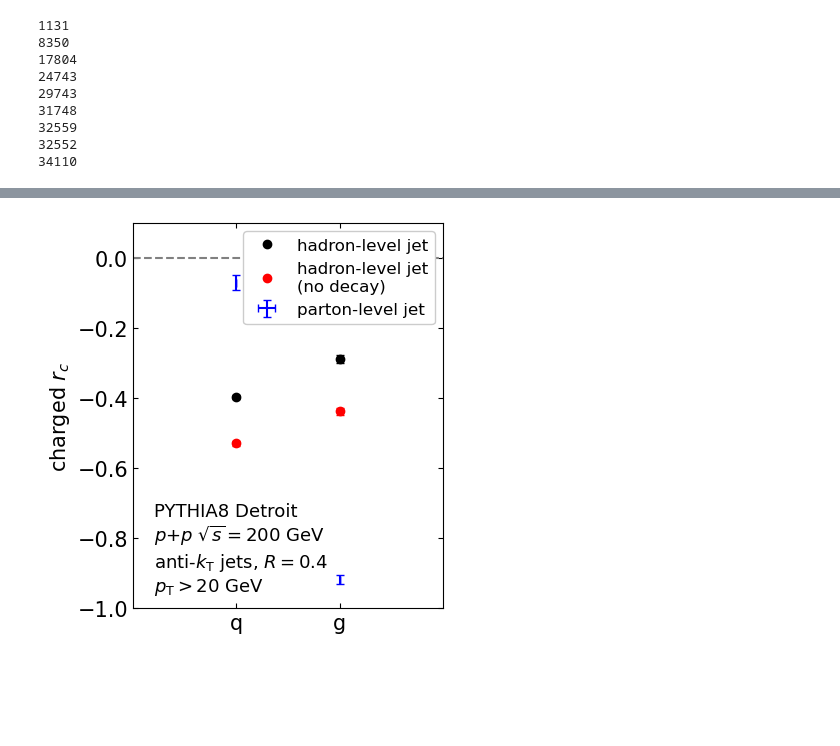
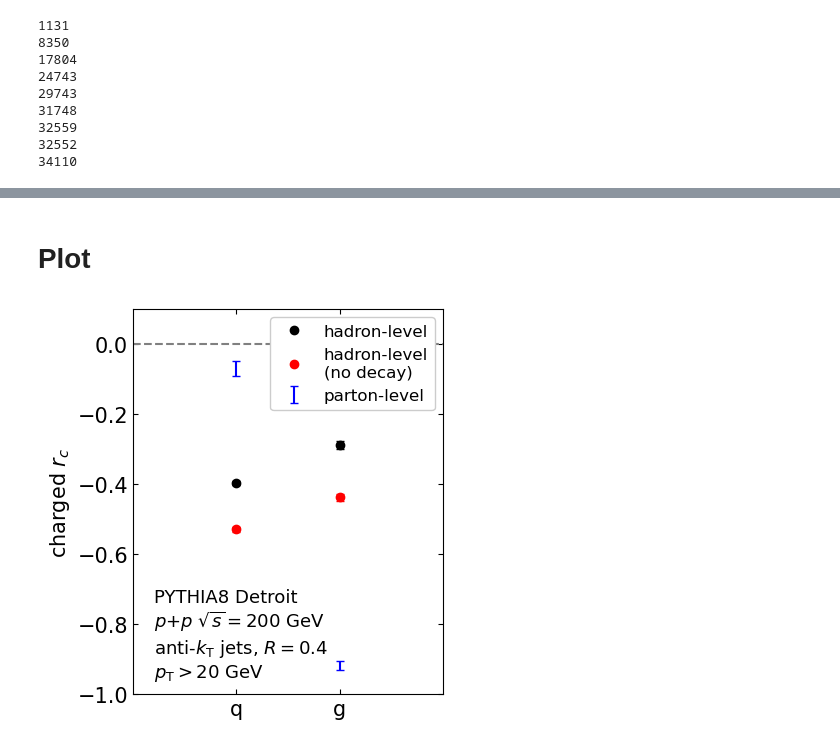
Before and after one commit to y-song/rc, a Jupyter notebook: pp/parton/parton_jet_qvsg.ipynb, the cells around one changed output, grey strips where cells are left out. Saved outputs shown, nothing was run; the diff lists cells and outputs as text; code cells hidden in the pictures; blank space fills up the shorter version.

```diff
--- a/pp/parton/parton_jet_qvsg.ipynb
+++ b/pp/parton/parton_jet_qvsg.ipynb
@@ -101,0 +109,10 @@ for i in range(0, len(df_array)):
+# %%
+files = ['/gpfs/gibbs/project/havener/ys668/rc/pythia_nodecay_11pthat15_rc_truth.txt',\
+        '/gpfs/gibbs/project/havener/ys668/rc/pythia_nodecay_15pthat20_rc_truth.txt',\
+        '/gpfs/gibbs/project/havener/ys668/rc/pythia_nodecay_20pthat25_rc_truth.txt',\
+        '/gpfs/gibbs/project/havener/ys668/rc/pythia_nodecay_25pthat30_rc_truth.txt',\
+        '/gpfs/gibbs/project/havener/ys668/rc/pythia_nodecay_30pthat35_rc_truth.txt',\
+        '/gpfs/gibbs/project/havener/ys668/rc/pythia_nodecay_35pthat40_rc_truth.txt',\
+        '/gpfs/gibbs/project/havener/ys668/rc/pythia_nodecay_40pthat45_rc_truth.txt',\
+        '/gpfs/gibbs/project/havener/ys668/rc/pythia_nodecay_45pthat50_rc_truth.txt',\
+        '/gpfs/gibbs/project/havener/ys668/rc/pythia_nodecay_50pthat1000_rc_truth.txt']
@@ -102,13 +172,13 @@ for i in range(0, len(df_array)):
 # %%
-files = ['/gpfs/gibbs/project/havener/ys668/other_output/rc/pythia_nohad_11pthat15_rc_truth.txt',\
-        '/gpfs/gibbs/project/havener/ys668/other_output/rc/pythia_nohad_15pthat20_rc_truth.txt',\
-        '/gpfs/gibbs/project/havener/ys668/other_output/rc/pythia_nohad_20pthat25_rc_truth.txt',\
-        '/gpfs/gibbs/project/havener/ys668/other_output/rc/pythia_nohad_25pthat30_rc_truth.txt',\
-        '/gpfs/gibbs/project/havener/ys668/other_output/rc/pythia_nohad_30pthat35_rc_truth.txt',\
-        '/gpfs/gibbs/project/havener/ys668/other_output/rc/pythia_nohad_35pthat40_rc_truth.txt',\
-        '/gpfs/gibbs/project/havener/ys668/other_output/rc/pythia_nohad_40pthat45_rc_truth.txt',\
-        '/gpfs/gibbs/project/havener/ys668/other_output/rc/pythia_nohad_45pthat50_rc_truth.txt',\
-        '/gpfs/gibbs/project/havener/ys668/other_output/rc/pythia_nohad_50pthat1000_rc_truth.txt']
+files = ['/gpfs/gibbs/project/havener/ys668/rc/pythia_nohad_11pthat15_rc_truth.txt',\
+        '/gpfs/gibbs/project/havener/ys668/rc/pythia_nohad_15pthat20_rc_truth.txt',\
+        '/gpfs/gibbs/project/havener/ys668/rc/pythia_nohad_20pthat25_rc_truth.txt',\
+        '/gpfs/gibbs/project/havener/ys668/rc/pythia_nohad_25pthat30_rc_truth.txt',\
+        '/gpfs/gibbs/project/havener/ys668/rc/pythia_nohad_30pthat35_rc_truth.txt',\
+        '/gpfs/gibbs/project/havener/ys668/rc/pythia_nohad_35pthat40_rc_truth.txt',\
+        '/gpfs/gibbs/project/havener/ys668/rc/pythia_nohad_40pthat45_rc_truth.txt',\
+        '/gpfs/gibbs/project/havener/ys668/rc/pythia_nohad_45pthat50_rc_truth.txt',\
+        '/gpfs/gibbs/project/havener/ys668/rc/pythia_nohad_50pthat1000_rc_truth.txt']
 # %%
 df_array = []
 for file in files:
@@ -227,22 +233,24 @@ for i in range(0, len(df_parton_array)):
+# %% [markdown]
+# Plot
 # %%
 fig=plt.figure(figsize=(4,5))
-plt.plot([0,1], rc_array, ls='none', label='hadron-level jet', marker='o', color='k')
-plt.plot([0,1], nodecay_rc_array, ls='none', label='hadron-level jet\n(no decay)', marker='o', color='r')
-plt.errorbar([0,1], rc_array, xerr=0, yerr=rc_err_array, capsize=3, ls='none', color='k')
-plt.errorbar([0,1], nodecay_rc_array, xerr=0, yerr=nodecay_rc_err_array, capsize=3, ls='none', color='r')
-plt.errorbar([0,1], parton_rc_array, xerr=0, yerr=parton_rc_err_array, capsize=3, ls='none', label='parton-level jet', color='b')
+plt.plot([0,1], rc_array, ls='none', label='hadron-level', marker='o', color='k')
+plt.plot([0,1], nodecay_rc_array, ls='none', label='hadron-level\n(no decay)', marker='o', color='r')
+plt.errorbar([0,1], rc_array, yerr=rc_err_array, capsize=3, ls='none', color='k')
+plt.errorbar([0,1], nodecay_rc_array, yerr=nodecay_rc_err_array, capsize=3, ls='none', color='r')
+plt.errorbar([0,1], parton_rc_array, yerr=parton_rc_err_array, capsize=3, ls='none', label='parton-level', color='b')
 plt.axhline(y=0.0, color='grey', linestyle='--')
 #plt.text(20,0.025, 'STAR Preliminary', color='r', fontstyle='italic', fontsize=15)
 #plt.xlabel('matched parton PID', fontsize=15)
 plt.text(-0.8,-0.95,'PYTHIA8 Detroit\n$p$+$p$ $\sqrt{s}=200$ GeV\nanti-$k_\mathrm{T}$ jets, $R=0.4$\n$p_{\mathrm{T}} > 20$ GeV', fontsize=13)
 #plt.axhline(y=0.0, color='grey', linestyle='--')
 plt.ylabel('charged $r_c$', fontsize=15)
 plt.ylim(-1,0.1)
 plt.xlim(-1,2)
 plt.xticks([0,1],['q','g'], fontsize=15)
 plt.yticks(fontsize=15)
 plt.legend(fontsize=12, loc='upper right', framealpha=1)
 ax = plt.gca()
 ax.tick_params(top=True, right=True, bottom=True, left=True, direction='in', which='both')
 # %% [output]
-[figure, old version]
+[figure, new version]
```
Also changed, not shown: parts of 21 cells of this notebook, 3 other files.
